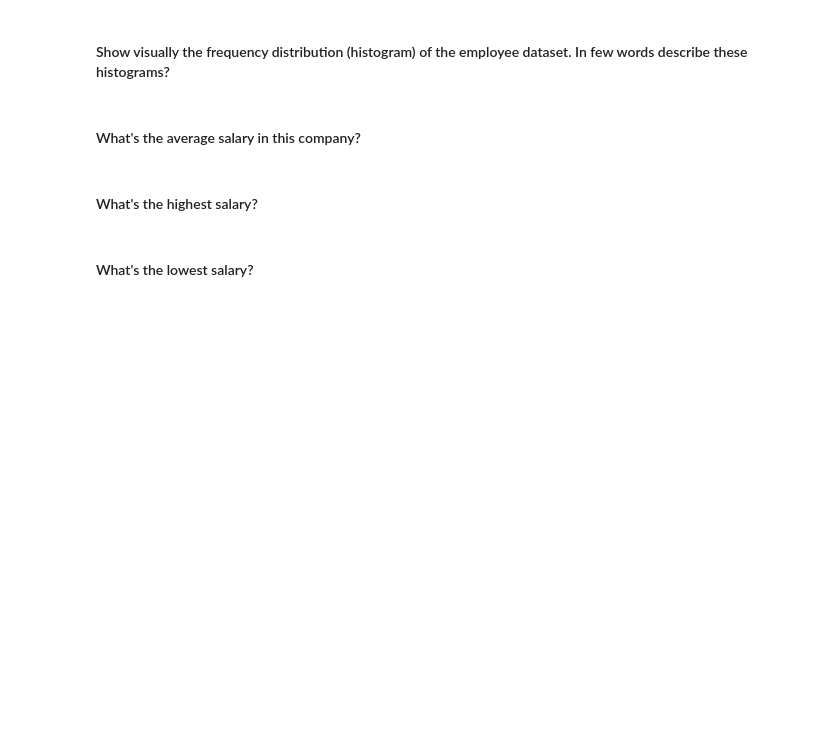
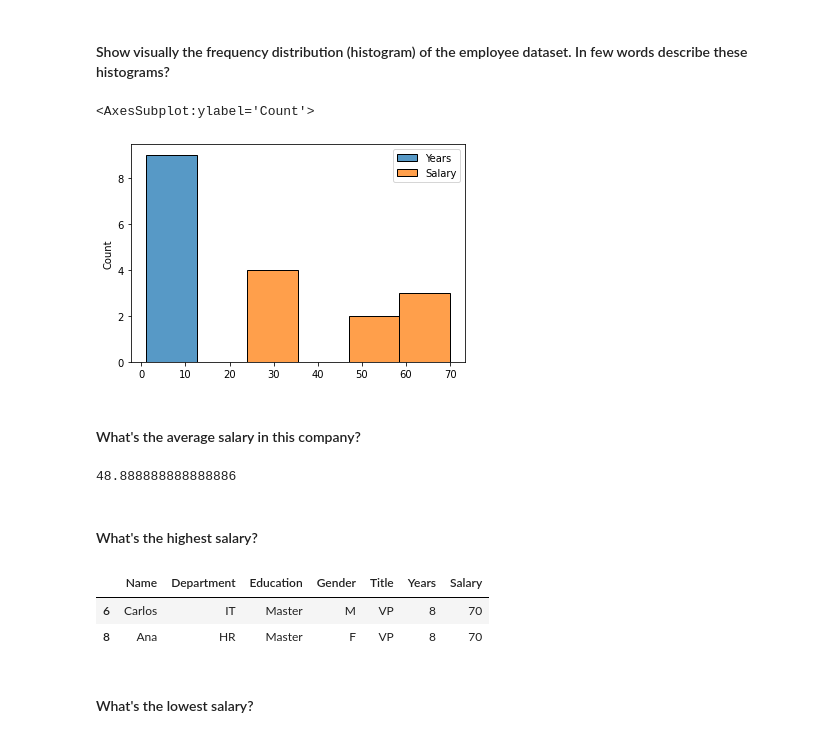
Before and after one commit to Ironhack-Data-Madrid-Marzo-2021/lab-subsetting-and-descriptive-stats, a Jupyter notebook: your-code/main.ipynb, the cells around one changed output. Cells and saved outputs as stored; diff of their text form; code cells hidden in the pictures; blank space fills up the shorter version.

```diff
--- a/your-code/main.ipynb
+++ b/your-code/main.ipynb
@@ -58,6 +129,7 @@ b
 #### Load the `employee.csv` file into a DataFrame. Call the dataframe `employee`
 # %%
 # your answer here
+employee = pd.read_csv("Employee.csv")
 # %% [markdown]
 #### Explore the data types of the Temp dataframe. Comment your results
 # %%
@@ -66,14 +150,26 @@ b
 #### Show visually the frequency distribution (histogram) of the employee dataset. In few words describe these histograms?
 # %%
 # your answer here
+sns.histplot(employee)
+# %% [output]
+<AxesSubplot:ylabel='Count'>
+[figure, added]
 # %% [markdown]
 #### What's the average salary in this company?
 # %%
 # your answer here
+employee.Salary.mean()
+# %% [output]
+48.888888888888886
 # %% [markdown]
 #### What's the highest salary?
 # %%
 # your answer here
+employee[employee.Salary == employee.Salary.max()].head(3)
+# %% [output]
+|  | Name | Department | Education | Gender | Title | Years | Salary |
+| 6 | Carlos | IT | Master | M | VP | 8 | 70 |
+| 8 | Ana | HR | Master | F | VP | 8 | 70 |
 # %% [markdown]
 #### What's the lowest salary?
 # %%
```
Also changed, not shown: parts of 60 cells of this notebook.
